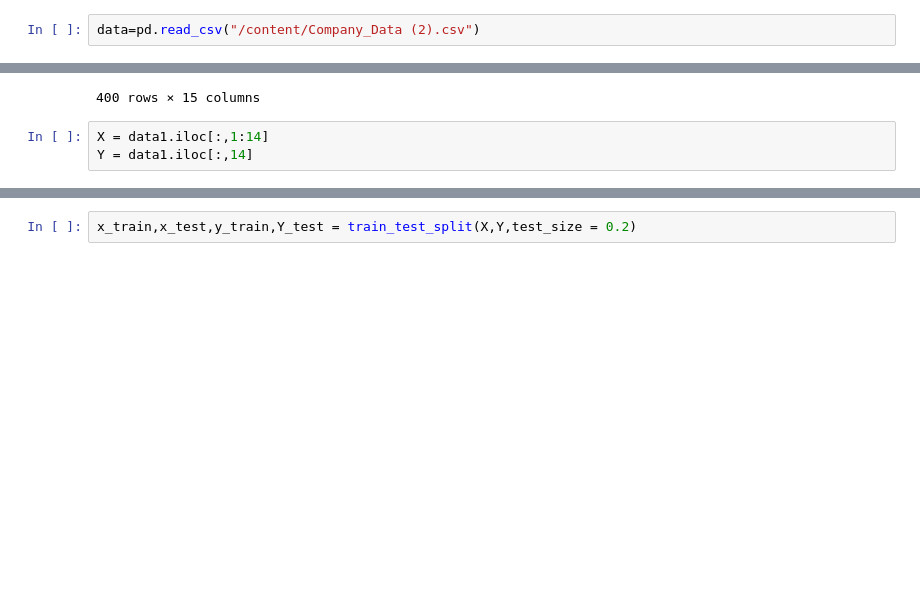
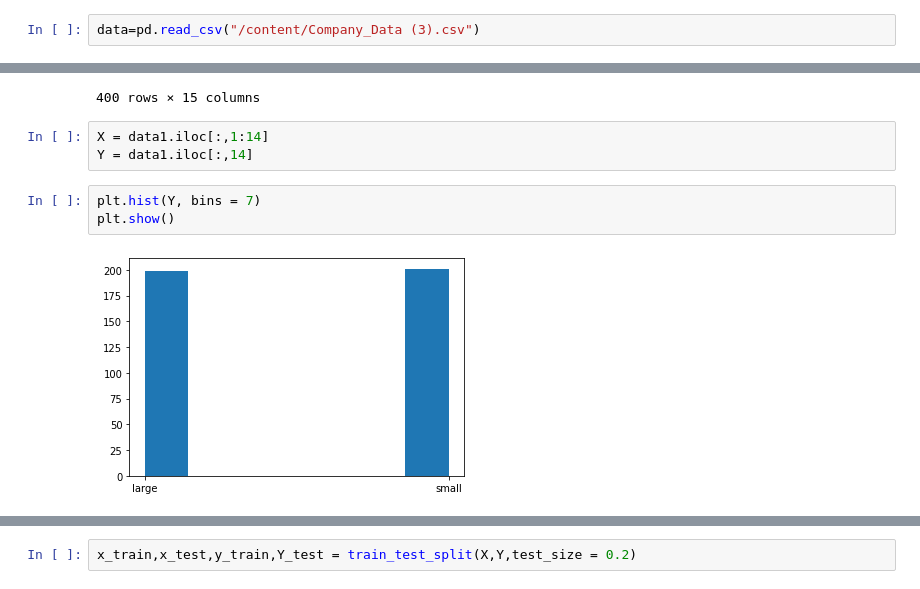
Before and after one commit to ch-aitali/assignments, a Jupyter notebook: Random_forest_Q1.ipynb, the cells around one changed output, grey strips where cells are left out. Drawn from its saved outputs; the diff is of its cells as text; blank space fills up the shorter version.

```diff
--- a/Random_forest_Q1.ipynb
+++ b/Random_forest_Q1.ipynb
@@ -13,5 +14,5 @@ from sklearn.metrics import accuracy_score
 # %%
-data=pd.read_csv("/content/Company_Data (2).csv")
+data=pd.read_csv("/content/Company_Data (3).csv")
 # %%
 data.head()
 # %% [output]
@@ -110,3 +111,8 @@ data1
 # %%
 X = data1.iloc[:,1:14]
 Y = data1.iloc[:,14]
+# %%
+plt.hist(Y, bins = 7)
+plt.show()
+# %% [output]
+[figure, added]
```
Also changed, not shown: parts of 4 cells of this notebook.
